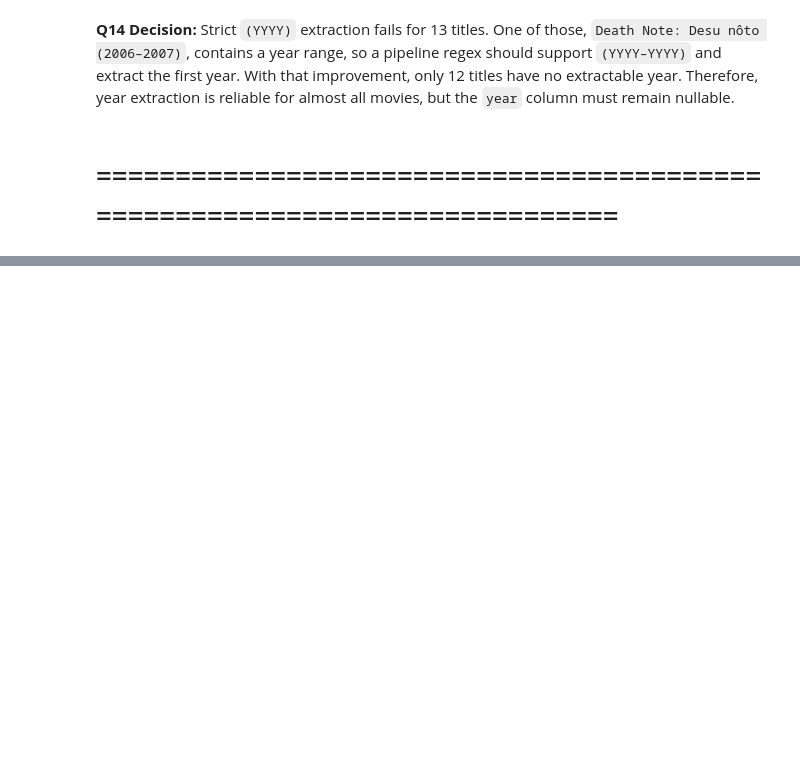
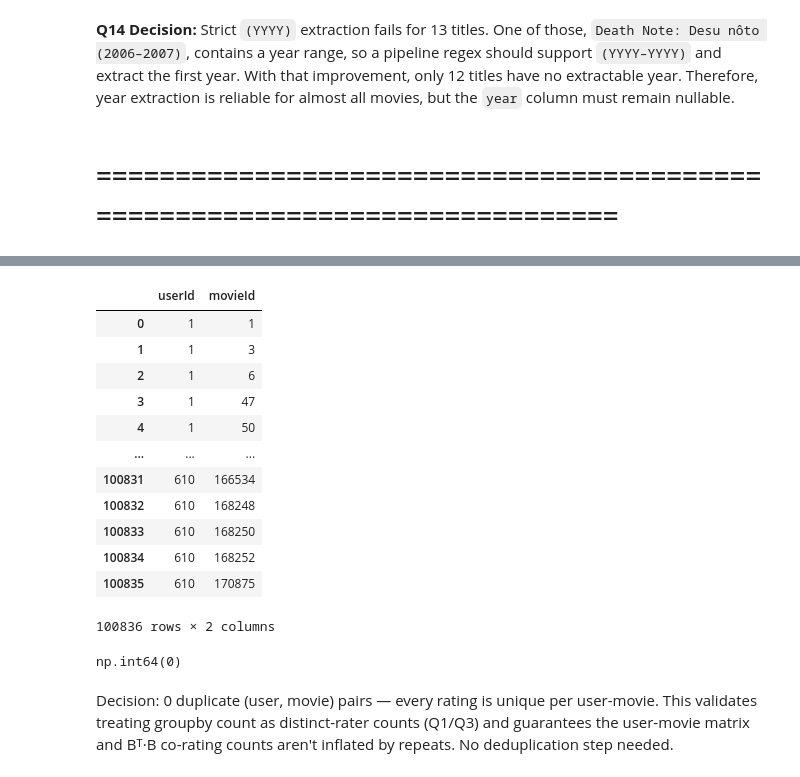
Before and after one commit to Bukunmi2108/givemore, a Jupyter notebook: pipeline/explore.ipynb, the cells around one changed output, grey strips where cells are left out. Drawn from its saved outputs; the diff is of its cells as text; code cells hidden in the pictures; blank space fills up the shorter version.

```diff
--- a/pipeline/explore.ipynb
+++ b/pipeline/explore.ipynb
@@ -748,0 +825,23 @@ Name: title, dtype: str
+# %%
+user_movie_pair = ratings[["userId", "movieId"]]
+user_movie_pair
+# %% [output]
+|  | userId | movieId |
+| 0 | 1 | 1 |
+| 1 | 1 | 3 |
+| 2 | 1 | 6 |
+| 3 | 1 | 47 |
+| 4 | 1 | 50 |
+| ... | ... | ... |
+| 100831 | 610 | 166534 |
+| 100832 | 610 | 168248 |
+| 100833 | 610 | 168250 |
+| 100834 | 610 | 168252 |
+| 100835 | 610 | 170875 |
+100836 rows × 2 columns
+# %%
+user_movie_pair.duplicated().sum()
+# %% [output]
+np.int64(0)
+# %% [markdown]
+Decision: 0 duplicate (user, movie) pairs — every rating is unique per user-movie. This validates treating groupby count as distinct-rater counts (Q1/Q3) and guarantees the user-movie matrix and Bᵀ·B co-rating counts aren't inflated by repeats. No deduplication step needed.
```
Also changed, not shown: parts of 9 cells of this notebook.
